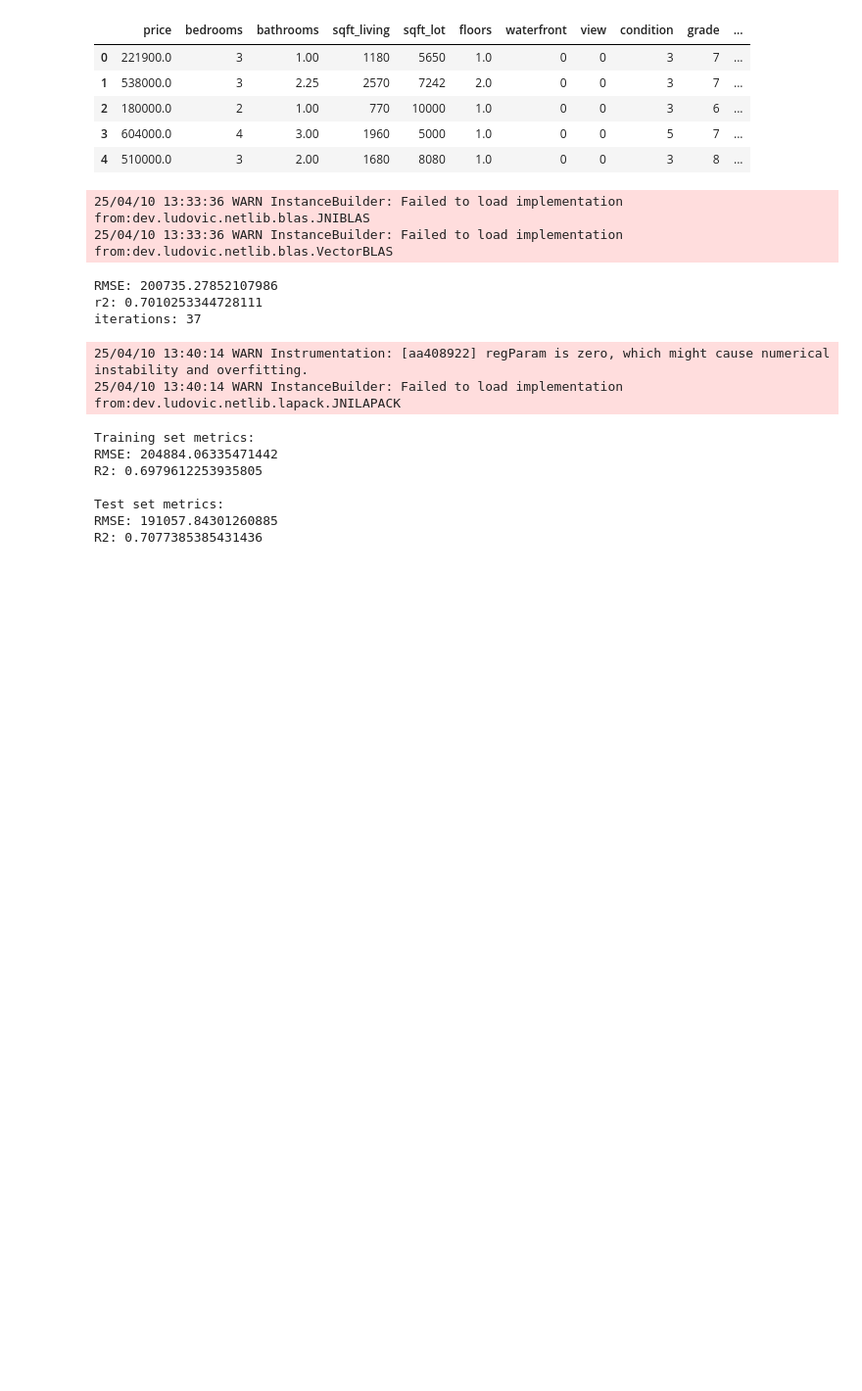
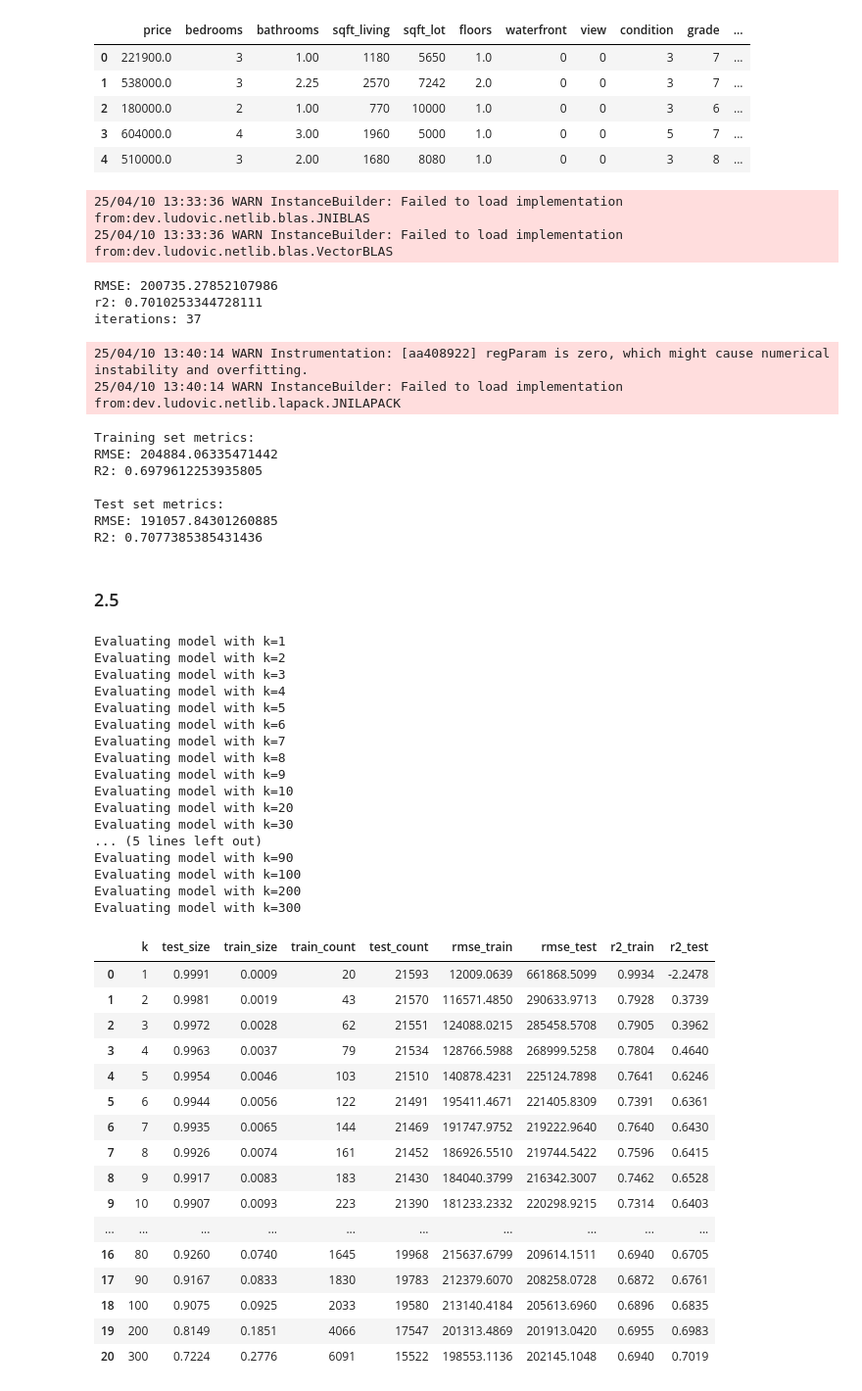
Before and after one commit to IwoSzczepaniak/DataExploration, a Jupyter notebook: src/main/resources/spark-jdk17/spark-jupyter/lab5.ipynb, the cells around one changed output. Shown at 98% size. Saved outputs shown, nothing was run; the diff lists cells and outputs as text; code cells hidden in the pictures; blank space fills up the shorter version.

```diff
--- a/src/main/resources/spark-jdk17/spark-jupyter/lab5.ipynb
+++ b/src/main/resources/spark-jdk17/spark-jupyter/lab5.ipynb
@@ -167,3 +167,5 @@ R2: 0.6979612253935805
 Test set metrics:
 RMSE: 191057.84301260885
 R2: 0.7077385385431436
+# %% [markdown]
+### 2.5
@@ -169,0 +213,51 @@ R2: 0.7077385385431436
+# %%
+import pandas as pd
+
+k_values = list(range(1, 11)) + list(range(20, 101, 10)) + list(range(200, 301, 100))
+
+results = []
+for k in k_values:
+    print(f"Evaluating model with k={k}")
+    result = evaluate_model_with_test_size(df2, k)
+    results.append(result)
+
+results_df = pd.DataFrame(results)
+
+pd.set_option('display.precision', 4)
+display(results_df[['k', 'test_size', 'train_size', 'train_count', 'test_count',
+                   'rmse_train', 'rmse_test', 'r2_train', 'r2_test']])
+# %% [output]
+Evaluating model with k=1
+Evaluating model with k=2
+Evaluating model with k=3
+Evaluating model with k=4
+Evaluating model with k=5
+Evaluating model with k=6
+Evaluating model with k=7
+Evaluating model with k=8
+Evaluating model with k=9
+Evaluating model with k=10
+Evaluating model with k=20
+Evaluating model with k=30
+... (5 lines left out)
+Evaluating model with k=90
+Evaluating model with k=100
+Evaluating model with k=200
+Evaluating model with k=300
+|  | k | test_size | train_size | train_count | test_count | rmse_train | rmse_test | r2_train | r2_test |
+| 0 | 1 | 0.9991 | 0.0009 | 20 | 21593 | 12009.0639 | 661868.5099 | 0.9934 | -2.2478 |
+| 1 | 2 | 0.9981 | 0.0019 | 43 | 21570 | 116571.4850 | 290633.9713 | 0.7928 | 0.3739 |
+| 2 | 3 | 0.9972 | 0.0028 | 62 | 21551 | 124088.0215 | 285458.5708 | 0.7905 | 0.3962 |
+| 3 | 4 | 0.9963 | 0.0037 | 79 | 21534 | 128766.5988 | 268999.5258 | 0.7804 | 0.4640 |
+| 4 | 5 | 0.9954 | 0.0046 | 103 | 21510 | 140878.4231 | 225124.7898 | 0.7641 | 0.6246 |
+| 5 | 6 | 0.9944 | 0.0056 | 122 | 21491 | 195411.4671 | 221405.8309 | 0.7391 | 0.6361 |
+| 6 | 7 | 0.9935 | 0.0065 | 144 | 21469 | 191747.9752 | 219222.9640 | 0.7640 | 0.6430 |
+| 7 | 8 | 0.9926 | 0.0074 | 161 | 21452 | 186926.5510 | 219744.5422 | 0.7596 | 0.6415 |
+| 8 | 9 | 0.9917 | 0.0083 | 183 | 21430 | 184040.3799 | 216342.3007 | 0.7462 | 0.6528 |
+| 9 | 10 | 0.9907 | 0.0093 | 223 | 21390 | 181233.2332 | 220298.9215 | 0.7314 | 0.6403 |
+| ... | ... | ... | ... | ... | ... | ... | ... | ... | ... |
+| 16 | 80 | 0.9260 | 0.0740 | 1645 | 19968 | 215637.6799 | 209614.1511 | 0.6940 | 0.6705 |
+| 17 | 90 | 0.9167 | 0.0833 | 1830 | 19783 | 212379.6070 | 208258.0728 | 0.6872 | 0.6761 |
+| 18 | 100 | 0.9075 | 0.0925 | 2033 | 19580 | 213140.4184 | 205613.6960 | 0.6896 | 0.6835 |
+| 19 | 200 | 0.8149 | 0.1851 | 4066 | 17547 | 201313.4869 | 201913.0420 | 0.6955 | 0.6983 |
+| 20 | 300 | 0.7224 | 0.2776 | 6091 | 15522 | 198553.1136 | 202145.1048 | 0.6940 | 0.7019 |
```
Also changed, not shown: parts of 2 cells of this notebook.
